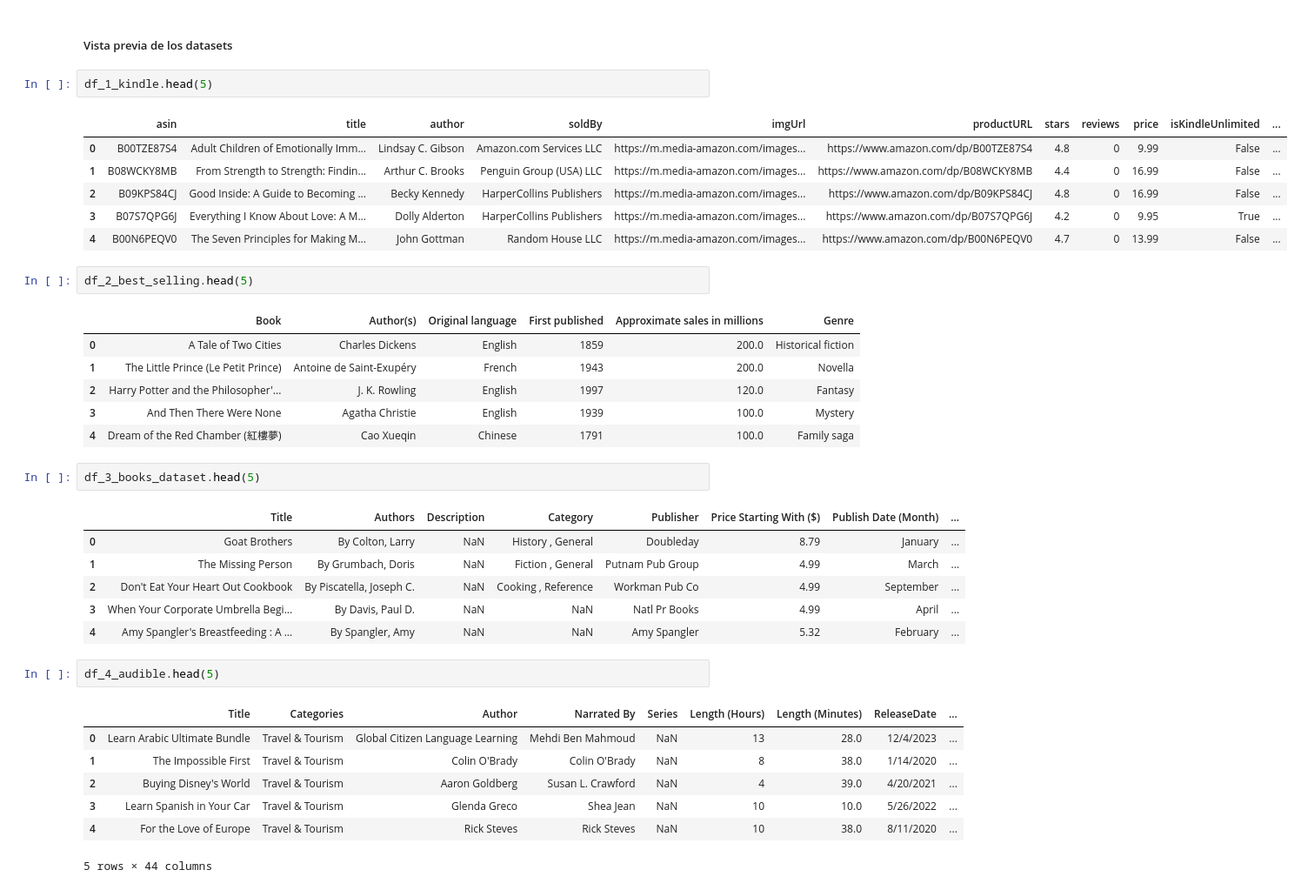
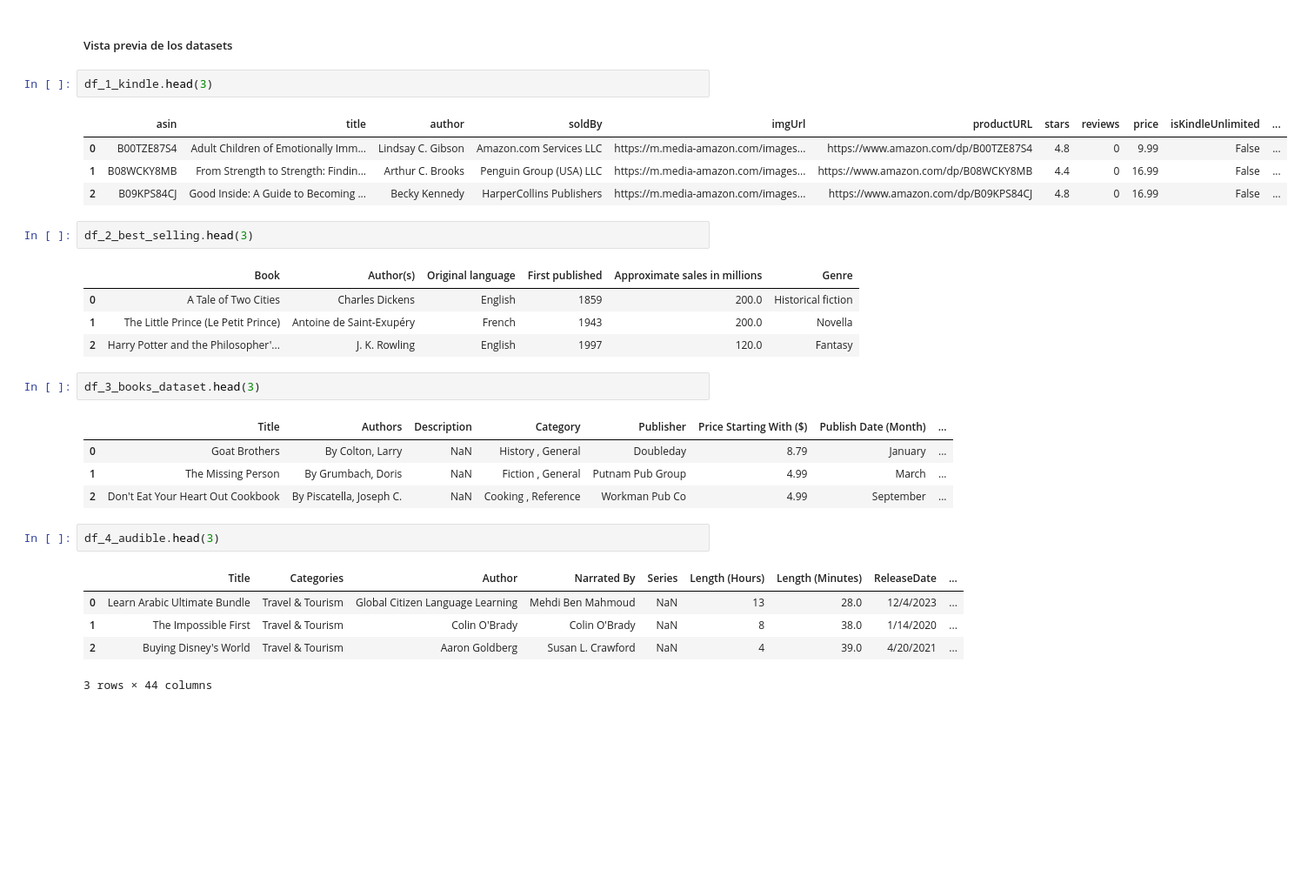
Before and after one commit to 4nn-1sM/Mercado_literario, a Jupyter notebook: notebooks/1-Definicion_EDA.ipynb, the cells around one changed output. Shown: that part at 87% size. Drawn from its saved outputs; the diff is of its cells as text; blank space fills up the shorter version.

```diff
--- a/notebooks/1-Definicion_EDA.ipynb
+++ b/notebooks/1-Definicion_EDA.ipynb
@@ -45,40 +57,32 @@ df_7_imdb = pd.DataFrame(pd.read_csv("../data/IMDB.csv"))
 # %% [markdown]
 ##### Vista previa de los datasets
 # %%
-df_1_kindle.head(5)
+df_1_kindle.head(3)
 # %% [output]
 |  | asin | title | author | soldBy | imgUrl | productURL | stars | reviews | price | isKindleUnlimited | ... |
 | 0 | B00TZE87S4 | Adult Children of Emotionally Imm... | Lindsay C. Gibson | Amazon.com Services LLC | https://m.media-amazon.com/images... | https://www.amazon.com/dp/B00TZE87S4 | 4.8 | 0 | 9.99 | False | ... |
 | 1 | B08WCKY8MB | From Strength to Strength: Findin... | Arthur C. Brooks | Penguin Group (USA) LLC | https://m.media-amazon.com/images... | https://www.amazon.com/dp/B08WCKY8MB | 4.4 | 0 | 16.99 | False | ... |
 | 2 | B09KPS84CJ | Good Inside: A Guide to Becoming ... | Becky Kennedy | HarperCollins Publishers | https://m.media-amazon.com/images... | https://www.amazon.com/dp/B09KPS84CJ | 4.8 | 0 | 16.99 | False | ... |
-| 3 | B07S7QPG6J | Everything I Know About Love: A M... | Dolly Alderton | HarperCollins Publishers | https://m.media-amazon.com/images... | https://www.amazon.com/dp/B07S7QPG6J | 4.2 | 0 | 9.95 | True | ... |
-| 4 | B00N6PEQV0 | The Seven Principles for Making M... | John Gottman | Random House LLC | https://m.media-amazon.com/images... | https://www.amazon.com/dp/B00N6PEQV0 | 4.7 | 0 | 13.99 | False | ... |
 # %%
-df_2_best_selling.head(5)
+df_2_best_selling.head(3)
 # %% [output]
 |  | Book | Author(s) | Original language | First published | Approximate sales in millions | Genre |
 | 0 | A Tale of Two Cities | Charles Dickens | English | 1859 | 200.0 | Historical fiction |
 | 1 | The Little Prince (Le Petit Prince) | Antoine de Saint-Exupéry | French | 1943 | 200.0 | Novella |
 | 2 | Harry Potter and the Philosopher'... | J. K. Rowling | English | 1997 | 120.0 | Fantasy |
-| 3 | And Then There Were None | Agatha Christie | English | 1939 | 100.0 | Mystery |
-| 4 | Dream of the Red Chamber (紅樓夢) | Cao Xueqin | Chinese | 1791 | 100.0 | Family saga |
 # %%
-df_3_books_dataset.head(5)
+df_3_books_dataset.head(3)
 # %% [output]
 |  | Title | Authors | Description | Category | Publisher | Price Starting With ($) | Publish Date (Month) | ... |
 | 0 | Goat Brothers | By Colton, Larry | NaN | History , General | Doubleday | 8.79 | January | ... |
 | 1 | The Missing Person | By Grumbach, Doris | NaN | Fiction , General | Putnam Pub Group | 4.99 | March | ... |
 | 2 | Don't Eat Your Heart Out Cookbook | By Piscatella, Joseph C. | NaN | Cooking , Reference | Workman Pub Co | 4.99 | September | ... |
-| 3 | When Your Corporate Umbrella Begi... | By Davis, Paul D. | NaN | NaN | Natl Pr Books | 4.99 | April | ... |
-| 4 | Amy Spangler's Breastfeeding : A ... | By Spangler, Amy | NaN | NaN | Amy Spangler | 5.32 | February | ... |
 # %%
-df_4_audible.head(5)
+df_4_audible.head(3)
 # %% [output]
 |  | Title | Categories | Author | Narrated By | Series | Length (Hours) | Length (Minutes) | ReleaseDate | ... |
 | 0 | Learn Arabic Ultimate Bundle | Travel & Tourism | Global Citizen Language Learning | Mehdi Ben Mahmoud | NaN | 13 | 28.0 | 12/4/2023 | ... |
 | 1 | The Impossible First | Travel & Tourism | Colin O'Brady | Colin O'Brady | NaN | 8 | 38.0 | 1/14/2020 | ... |
 | 2 | Buying Disney's World | Travel & Tourism | Aaron Goldberg | Susan L. Crawford | NaN | 4 | 39.0 | 4/20/2021 | ... |
-| 3 | Learn Spanish in Your Car | Travel & Tourism | Glenda Greco | Shea Jean | NaN | 10 | 10.0 | 5/26/2022 | ... |
-| 4 | For the Love of Europe | Travel & Tourism | Rick Steves | Rick Steves | NaN | 10 | 38.0 | 8/11/2020 | ... |
-5 rows × 44 columns
+3 rows × 44 columns
 # %%
```
Also changed, not shown: parts of 7 cells of this notebook, 10 other files.
